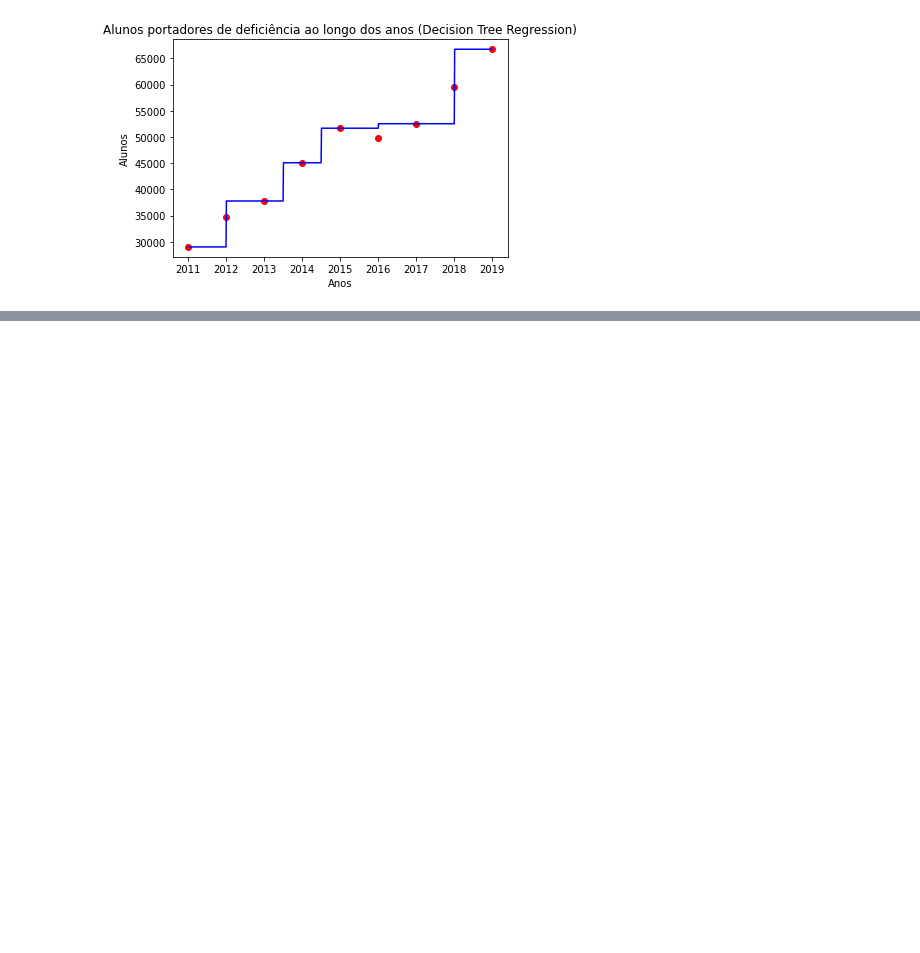
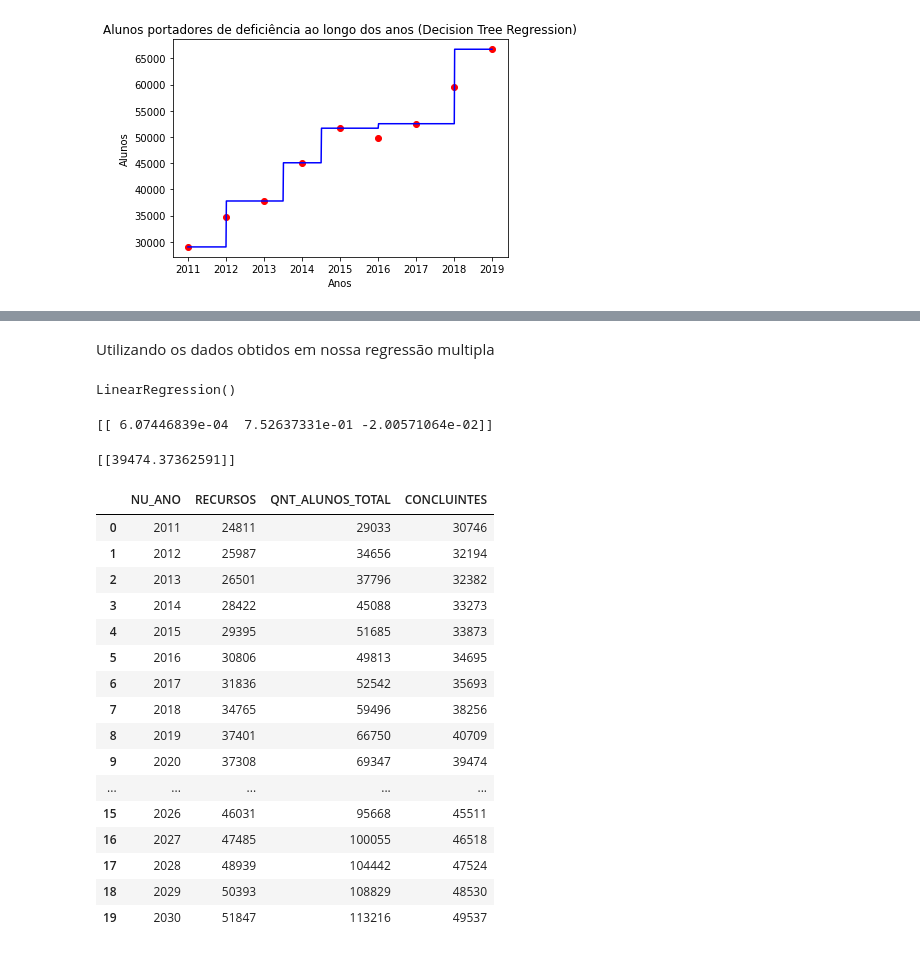
Before and after one commit to roxacarv/edulearn, a Jupyter notebook: Regressão_logistica_e_polinomial.ipynb, the cells around one changed output, grey strips where cells are left out. Drawn from its saved outputs; the diff is of its cells as text; code cells hidden in the pictures; blank space fills up the shorter version.

```diff
--- a/Regressão_logistica_e_polinomial.ipynb
+++ b/Regressão_logistica_e_polinomial.ipynb
@@ -215,0 +827,14 @@ plt.show()
+# %%
+y_alunos = df_multipla['QNT_DE_ALUNOS'].values
+x_alunos = df_multipla['ANO_CENSO'].values
+x_alunos = x_alunos.reshape(-1, 1)
+
+x_train, x_test, y_train, y_test = train_test_split(x_alunos, y_alunos, test_size=0.3, random_state=29381)
+
+modelo.fit(x_train, y_train)
+
+y_predict = modelo.predict(x_test)
+print(f'valor de R² = {metrics.r2_score(y_test, y_predict).round(2)}')
+
+coef_angular_alunos = modelo.coef_
+coef_linear_alunos = modelo.intercept_
@@ -215,0 +863,23 @@ plt.show()
+# %% [markdown]
+Utilizando os dados obtidos em nossa regressão multipla
+# %%
+# Separando os dados em treino e teste
+# Separando os dados transformados em X e y
+X = df_multipla[['ANO_CENSO', 'RECURSOS','QNT_DE_ALUNOS']].values
+y = df_multipla['NUM_ALUNOS_CONCLUINTES'].values
+X_train, X_test, y_train, y_test = train_test_split(X, y, test_size=0.6, random_state=42)
+# Treinando o modelo com os conjuntos de treino
+lin_reg = LinearRegression()
+lin_reg.fit(X_train, y_train)
+# %% [output]
+LinearRegression()
+# %%
+#Obtendo coeficientes
+print(lin_reg.coef_)
+# %% [output]
+[[ 6.07446839e-04  7.52637331e-01 -2.00571064e-02]]
+# %%
+#Testando previsão
+print(lin_reg.predict([[2029, 50393, 108829]]))
+# %% [output]
+[[39474.37362591]]
@@ -215,0 +889,27 @@ plt.show()
+# %%
+#Fazendo as previsões dos concluintes de 2020-2030
+a = [[X[i][0], X[i][1], X[i][2], int(y[i])] for i in range(len(X))]
+contador = 0
+for i in range(2020, 2031): #adicionando a lista os anos futuros
+  a.append([b[contador][0], b[contador][1], b[contador][2], predicaomultipla(i, b[contador][1], b[contador][2])])
+  contador+= 1
+df_final = pd.DataFrame(data=a, columns=['NU_ANO', 'RECURSOS', 'QNT_ALUNOS_TOTAL', 'CONCLUINTES'])
+df_final
+# %% [output]
+|  | NU_ANO | RECURSOS | QNT_ALUNOS_TOTAL | CONCLUINTES |
+| 0 | 2011 | 24811 | 29033 | 30746 |
+| 1 | 2012 | 25987 | 34656 | 32194 |
+| 2 | 2013 | 26501 | 37796 | 32382 |
+| 3 | 2014 | 28422 | 45088 | 33273 |
+| 4 | 2015 | 29395 | 51685 | 33873 |
+| 5 | 2016 | 30806 | 49813 | 34695 |
+| 6 | 2017 | 31836 | 52542 | 35693 |
+| 7 | 2018 | 34765 | 59496 | 38256 |
+| 8 | 2019 | 37401 | 66750 | 40709 |
+| 9 | 2020 | 37308 | 69347 | 39474 |
+| ... | ... | ... | ... | ... |
+| 15 | 2026 | 46031 | 95668 | 45511 |
+| 16 | 2027 | 47485 | 100055 | 46518 |
+| 17 | 2028 | 48939 | 104442 | 47524 |
+| 18 | 2029 | 50393 | 108829 | 48530 |
+| 19 | 2030 | 51847 | 113216 | 49537 |
```
Also changed, not shown: parts of 48 cells of this notebook.
